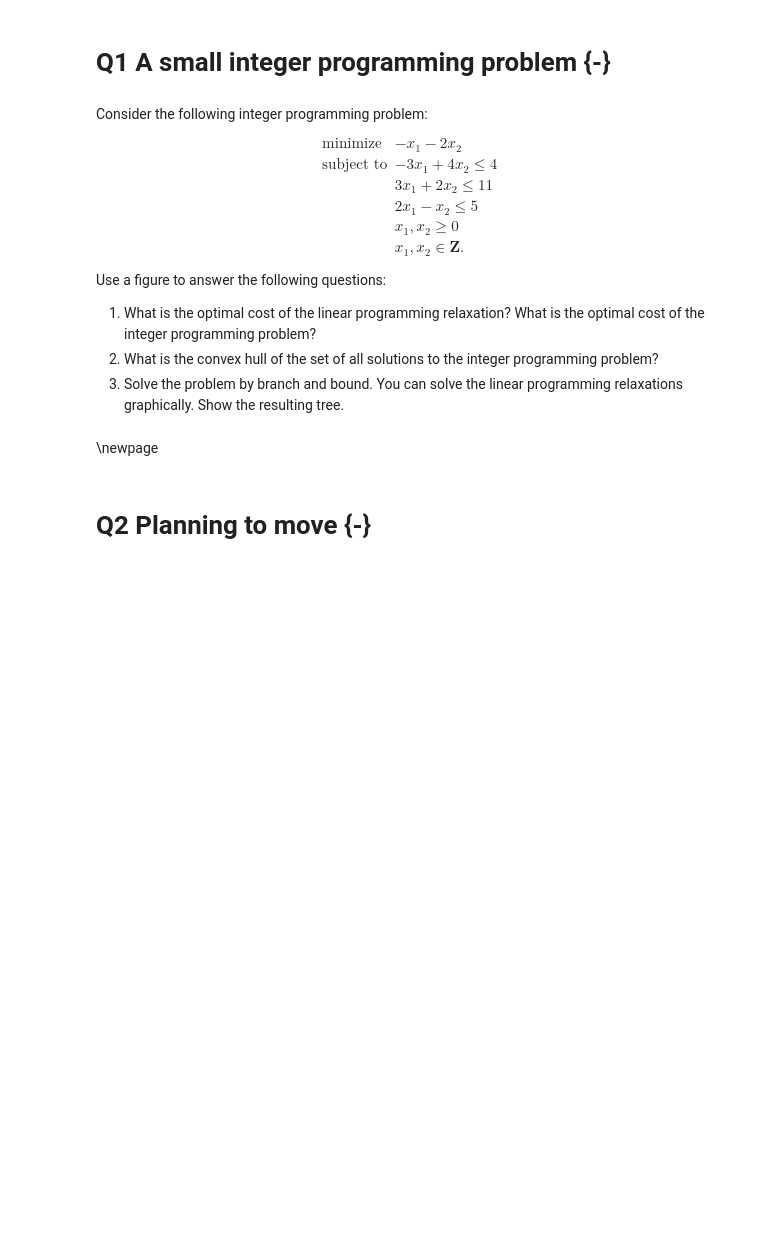
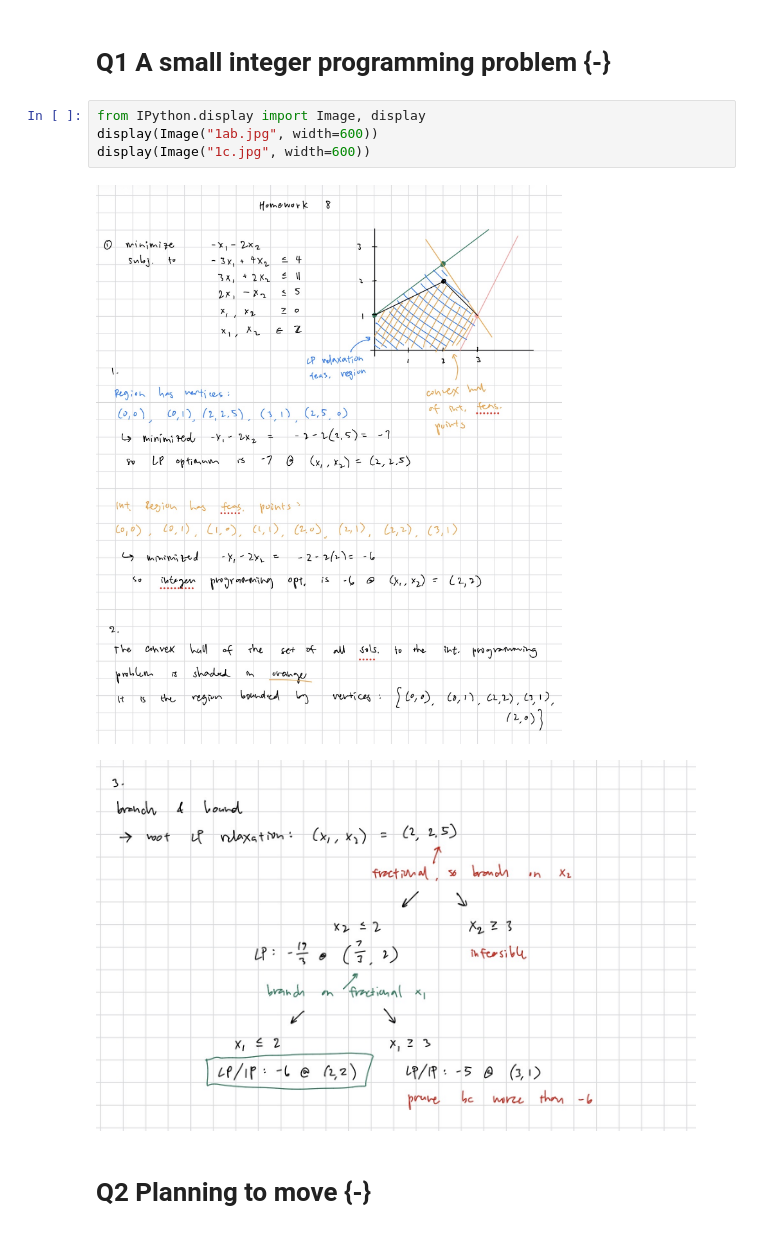
Before and after one commit to andygcui/orf307_pset8, a Jupyter notebook: Homework 8.ipynb, the cells around one changed output. Saved outputs shown, nothing was run; the diff lists cells and outputs as text; blank space fills up the shorter version.

```diff
--- a/Homework 8.ipynb
+++ b/Homework 8.ipynb
@@ -8,25 +8,13 @@ Due: Friday, May 1, 2026 9:00 pm ET
 - If there is any additional answers, please combine them as **ONE** pdf file before submitting to the Gradescope.
 # %% [markdown]
 # Q1 A small integer programming problem {-}
-# %% [markdown]
-Consider the following integer programming problem:
-$$
-\begin{array}{ll}
-\mbox{minimize} & -x_1 - 2x_2\\
-\mbox{subject to} &-3x_1 + 4x_2 \le 4\\
-&3x_1 + 2x_2 \le 11\\
-&2x_1 - x_2 \le 5\\
-&x_1, x_2 \ge 0\\
-&x_1, x_2 \in \mathbf{Z}.
-\end{array}
-$$
-Use a figure to answer the following questions:
-
-1. What is the optimal cost of the linear programming relaxation? What is the optimal cost of the integer programming problem?
-2. What is the convex hull of the set of all solutions to the integer programming problem?
-3. Solve the problem by branch and bound. You can solve the linear programming relaxations graphically. Show the resulting tree.
-# %% [markdown]
-\newpage
+# %%
+from IPython.display import Image, display
+display(Image("1ab.jpg", width=600))
+display(Image("1c.jpg", width=600))
+# %% [output]
+[figure, added]
+[figure, added]
 # %% [markdown]
 # Q2 Planning to move {-}
 # %% [markdown]
```
Also changed, not shown: parts of 20 cells of this notebook.
